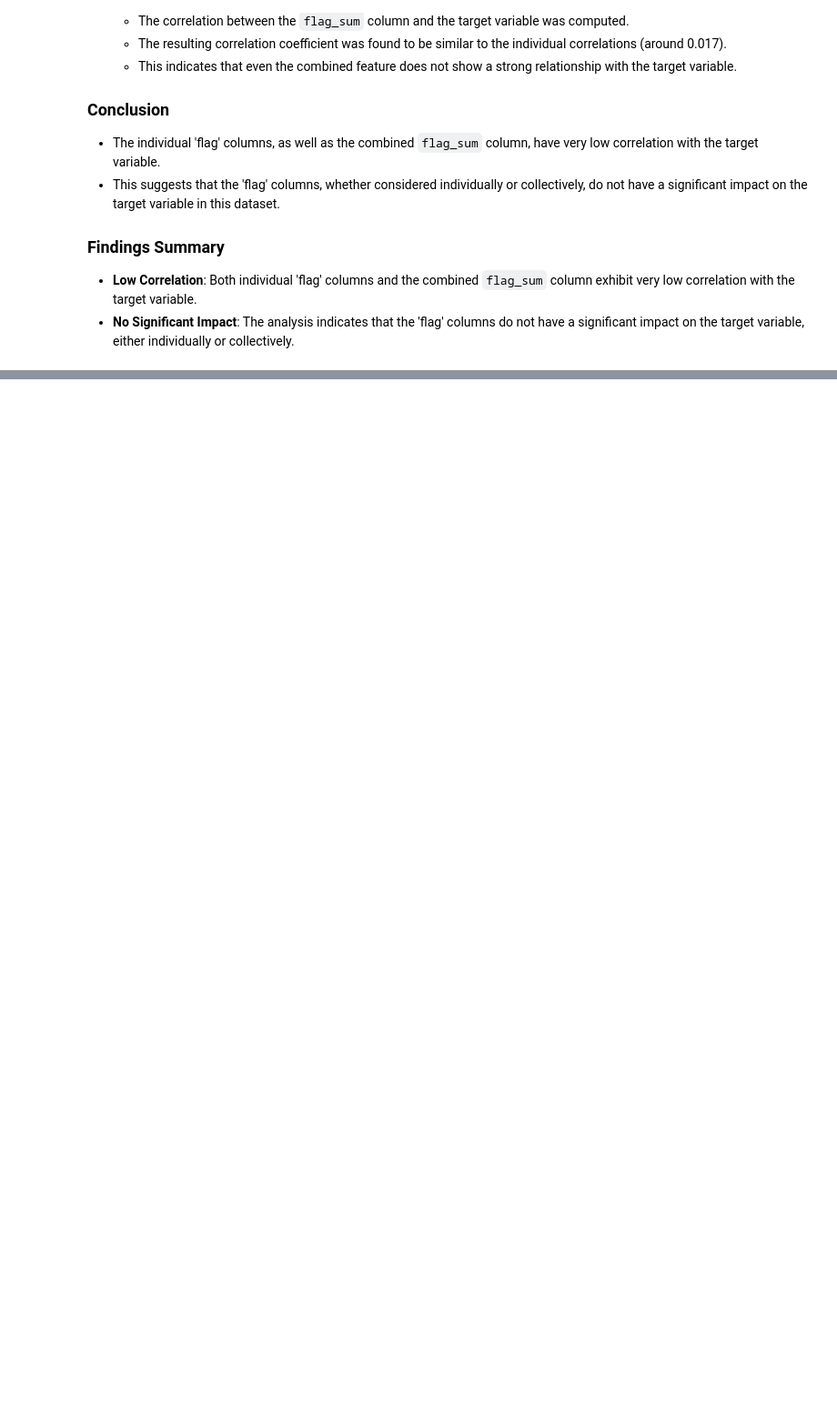
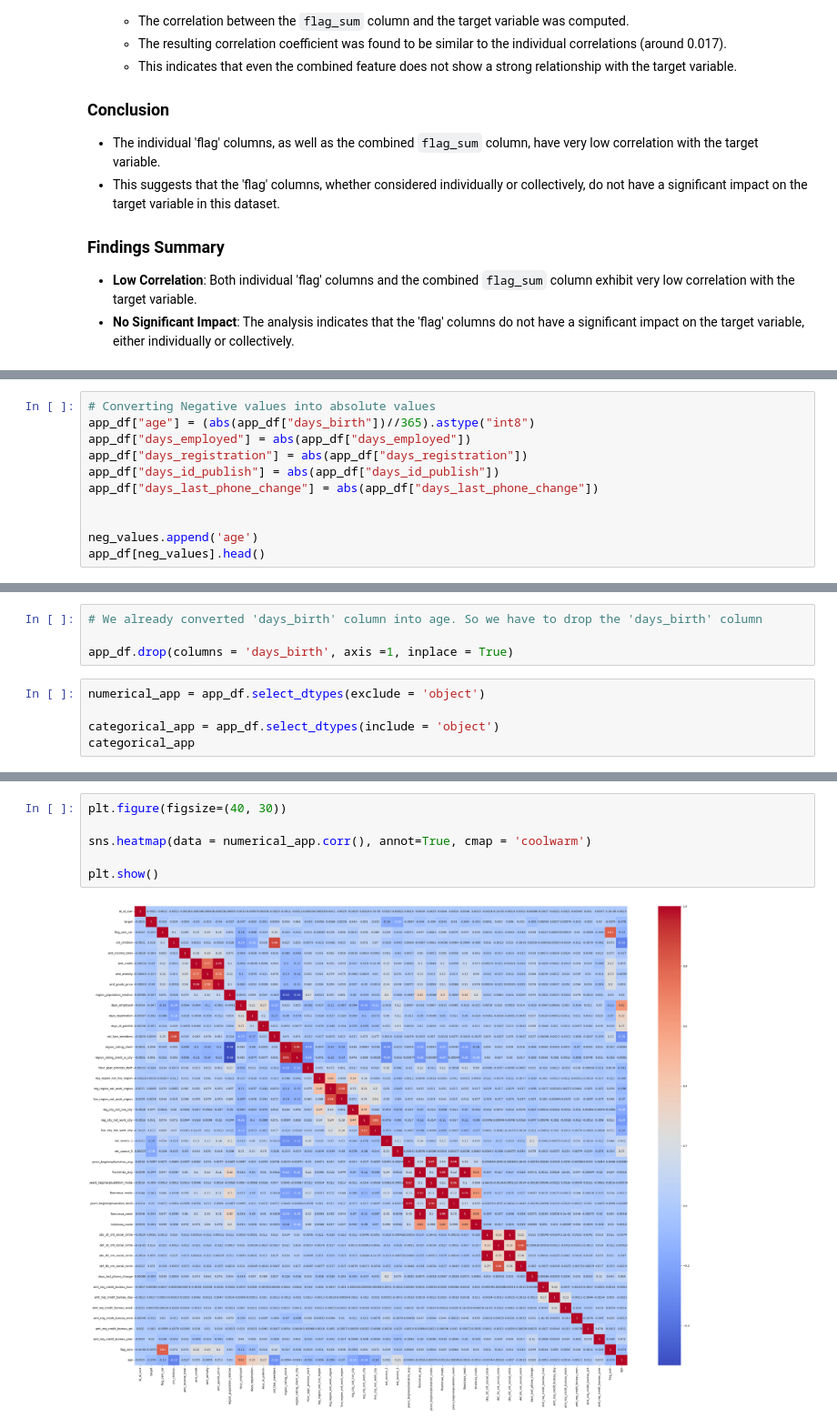
Before and after one commit to Prakash-Kani/Financial-Risk-Detection, a Jupyter notebook: Preprocessing.ipynb, the cells around one changed output, grey strips where cells are left out. Shown at 91% size. Cells and saved outputs as stored; diff of their text form; blank space fills up the shorter version.

```diff
--- a/Preprocessing.ipynb
+++ b/Preprocessing.ipynb
@@ -429,0 +443,11 @@ Shape of the application DataFrame:  (307511, 55)
+# %%
+# Converting Negative values into absolute values
+app_df["age"] = (abs(app_df["days_birth"])//365).astype("int8")
+app_df["days_employed"] = abs(app_df["days_employed"])
+app_df["days_registration"] = abs(app_df["days_registration"])
+app_df["days_id_publish"] = abs(app_df["days_id_publish"])
+app_df["days_last_phone_change"] = abs(app_df["days_last_phone_change"])
+
+
+neg_values.append('age')
+app_df[neg_values].head()
@@ -429,0 +482,9 @@ Shape of the application DataFrame:  (307511, 55)
+# %%
+# We already converted 'days_birth' column into age. So we have to drop the 'days_birth' column
+
+app_df.drop(columns = 'days_birth', axis =1, inplace = True)
+# %%
+numerical_app = app_df.select_dtypes(exclude = 'object')
+
+categorical_app = app_df.select_dtypes(include = 'object')
+categorical_app
@@ -429,0 +521,8 @@ Shape of the application DataFrame:  (307511, 55)
+# %%
+plt.figure(figsize=(40, 30))
+
+sns.heatmap(data = numerical_app.corr(), annot=True, cmap = 'coolwarm')
+
+plt.show()
+# %% [output]
+[figure, added]
```
Also changed, not shown: parts of 16 cells of this notebook.
